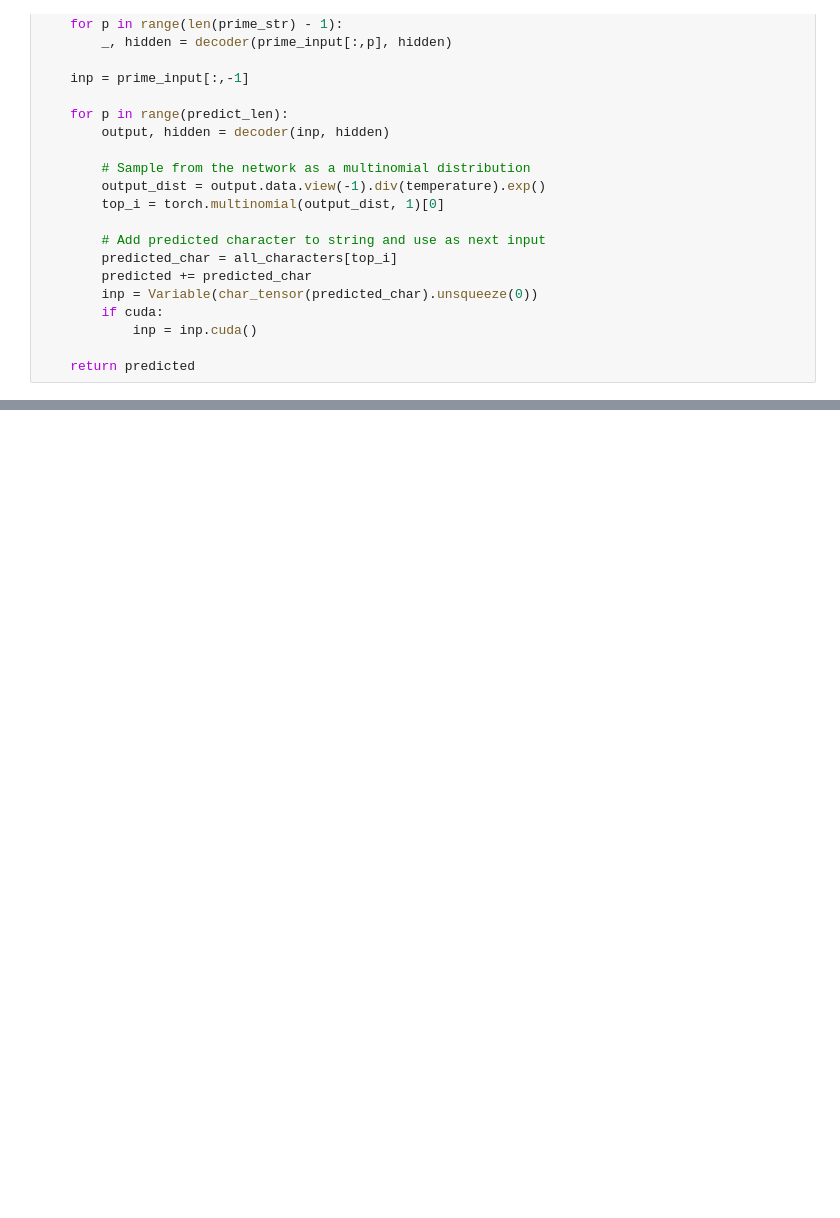
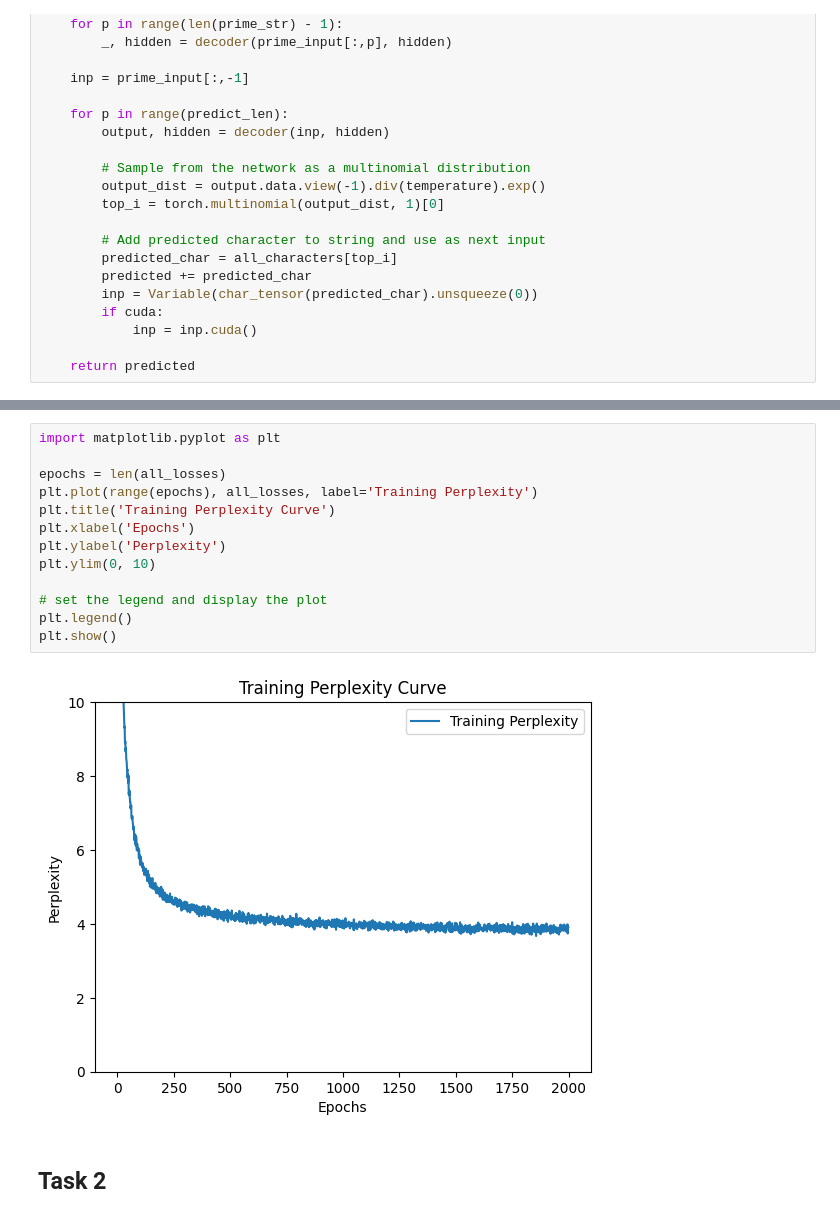
Before and after one commit to IsakLundstrom/D7047E_Exercises_and_Project, a Jupyter notebook: Exercises/E4/E4.ipynb, the cells around one changed output, grey strips where cells are left out. Cells and saved outputs as stored; diff of their text form; blank space fills up the shorter version.

Commit message:
Task 1-3 done

```diff
--- a/Exercises/E4/E4.ipynb
+++ b/Exercises/E4/E4.ipynb
@@ -216,0 +279,17 @@ except KeyboardInterrupt:
+# %%
+import matplotlib.pyplot as plt
+
+epochs = len(all_losses)
+plt.plot(range(epochs), all_losses, label='Training Perplexity')
+plt.title('Training Perplexity Curve')
+plt.xlabel('Epochs')
+plt.ylabel('Perplexity')
+plt.ylim(0, 10)
+
+# set the legend and display the plot
+plt.legend()
+plt.show()
+# %% [output]
+[figure, added]
+# %% [markdown]
+## Task 2
```
Also changed, not shown: parts of 15 cells of this notebook.
